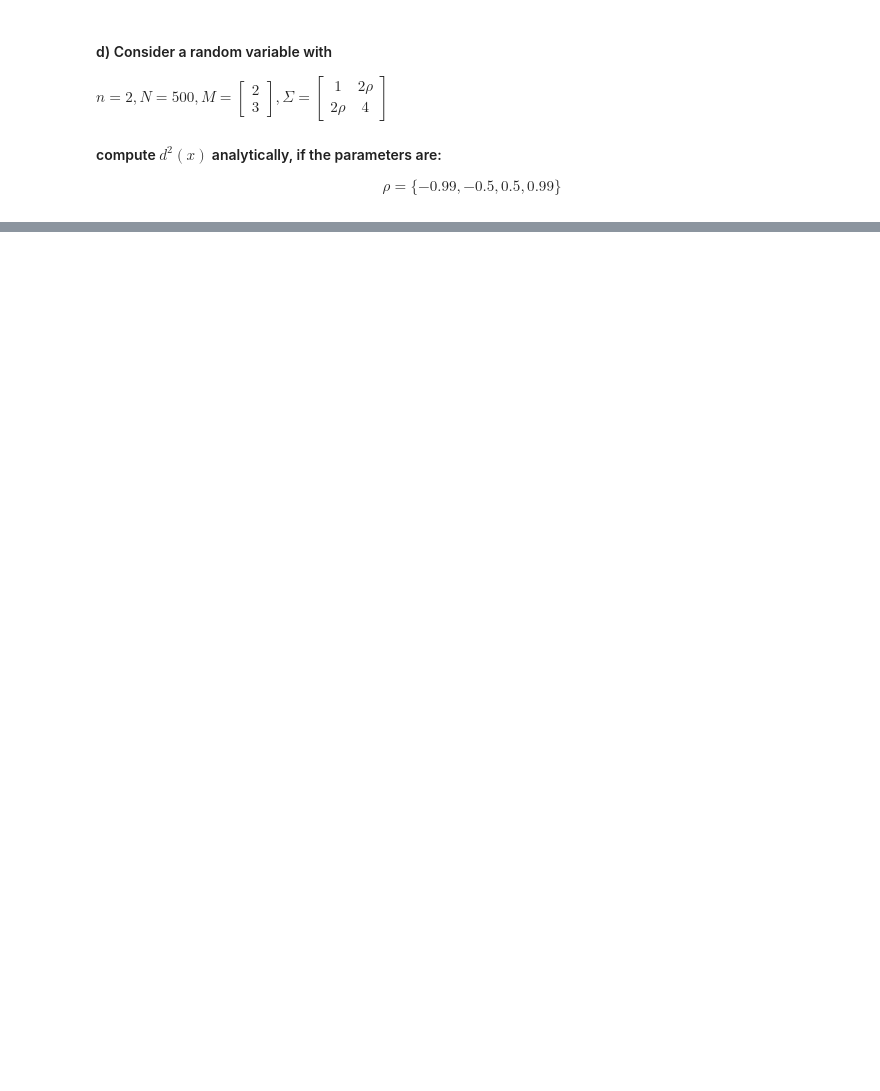
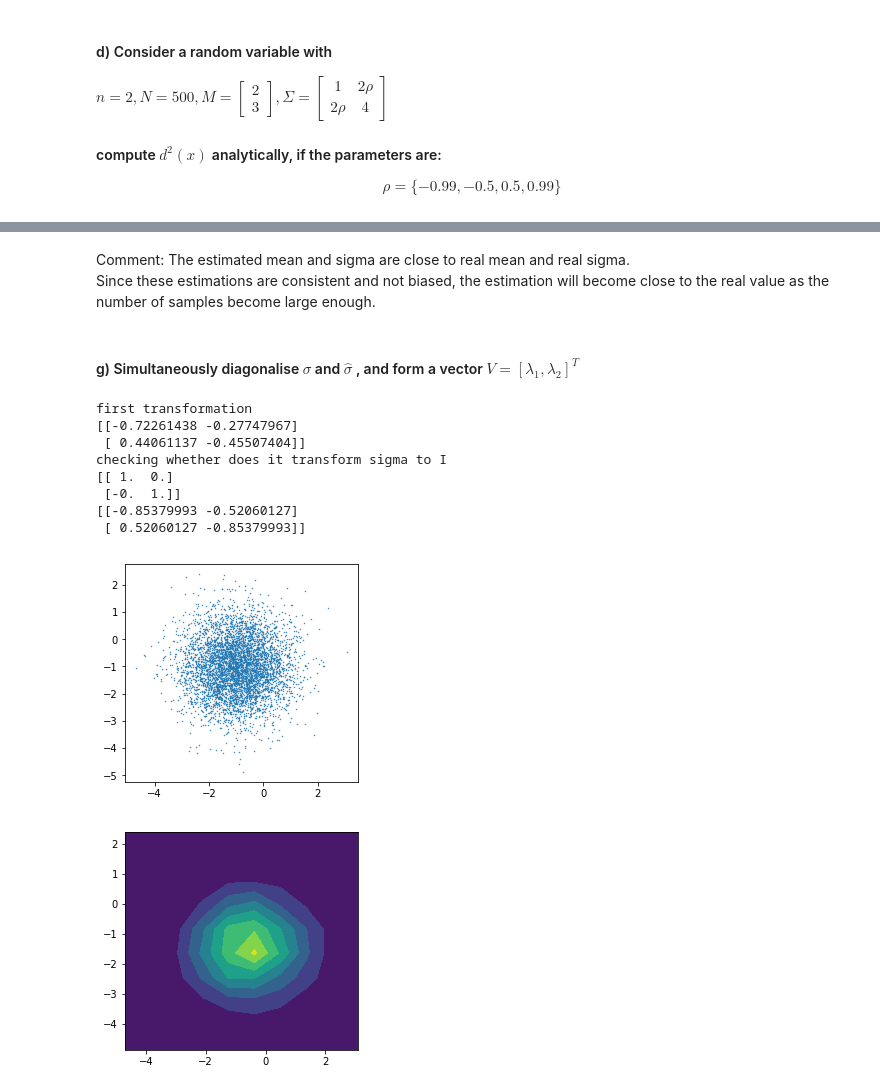
Before and after one commit to AliMorty/Pattern-Recognition, a Jupyter notebook: HW1/question6.ipynb, the cells around one changed output, grey strips where cells are left out. Saved outputs shown, nothing was run; the diff lists cells and outputs as text; code cells hidden in the pictures; blank space fills up the shorter version.

```diff
--- a/HW1/question6.ipynb
+++ b/HW1/question6.ipynb
@@ -169,0 +254,14 @@ $$ d^2(x)= 50x_1^2 + (-350)x_1 + (-75)x_2 + 50 x_1x_2 + 12.5x_2^2 $$
+# %%
+estimated_mean = np.mean(samples, axis=0)
+print ("estimated mean", estimated_mean)
+print ("real mean [2,1]")
+estimated_var = 0
+for i in range(0, len(samples)):
+    vec = np.array([samples[i]-estimated_mean])
+    tmp = np.matmul(vec.T, vec)
+    estimated_var += tmp
+estimated_var /= (len(samples)-1)
+print ("estimated sigma")
+print (estimated_var)
+print ("real sigma:")
+print (np.array([[2,1],[1,3]]) )
@@ -169,0 +277,52 @@ $$ d^2(x)= 50x_1^2 + (-350)x_1 + (-75)x_2 + 50 x_1x_2 + 12.5x_2^2 $$
+# %% [markdown]
+Comment: The estimated mean and sigma are close to real mean and real sigma. <br>
+Since these estimations are consistent and not biased, the estimation will become close to the real value as the number of samples become large enough.
+# %% [markdown]
+#### g) Simultaneously diagonalise $\sigma$ and $\hat{\sigma}$ , and form a vector $ V = [\lambda_1, \lambda_2]^T $
+# %%
+
+real_sigma = np.array([[2,1],[1,3]])
+# First, whiten the estimated sigma:
+estimated_sigma = estimated_var
+w, v = linalg.eig(estimated_sigma)
+normalizer = np.diag(np.sqrt(1/w))
+first_transformation = np.matmul(v, normalizer)
+print ("first transformation")
+print (first_transformation)
+print ("checking whether does it transform sigma to I")
+estimated_sigma_2 = np.matmul(first_transformation.T,( np.matmul(estimated_sigma, first_transformation)))
+print (estimated_sigma_2)
+print (v)
+first_transformation = first_transformation.T
+# Test on sampled data
+
+whiten_samples = []
+for i in range(0, len(samples)):
+    whiten_samples.append(np.matmul(first_transformation, samples[i]))
+whiten_samples = np.asarray(whiten_samples)
+
+
+
+# plt.xlim([-6,4])
+# plt.ylim([-5,5])
+plt.gca().set_aspect('equal')
+plt.scatter (whiten_samples[:,0], whiten_samples[:,1], s=0.2)
+plt.show()
+bins= 10
+# plt.xlim([-6,4])
+# plt.ylim([-5,5])
+plt.gca().set_aspect('equal')
+(counts, x_bins, y_bins) = np.histogram2d(whiten_samples[:, 0], whiten_samples[:, 1], bins=bins)
+plt.contourf(counts, extent=[x_bins[0], x_bins[-1], y_bins[0], y_bins[-1]])
+plt.show()
+# %% [output]
+first transformation
+[[-0.72261438 -0.27747967]
+ [ 0.44061137 -0.45507404]]
+checking whether does it transform sigma to I
+[[ 1.  0.]
+ [-0.  1.]]
+[[-0.85379993 -0.52060127]
+ [ 0.52060127 -0.85379993]]
+[figure, added]
+[figure, added]
```
Also changed, not shown: parts of 26 cells of this notebook, 3 other files.
